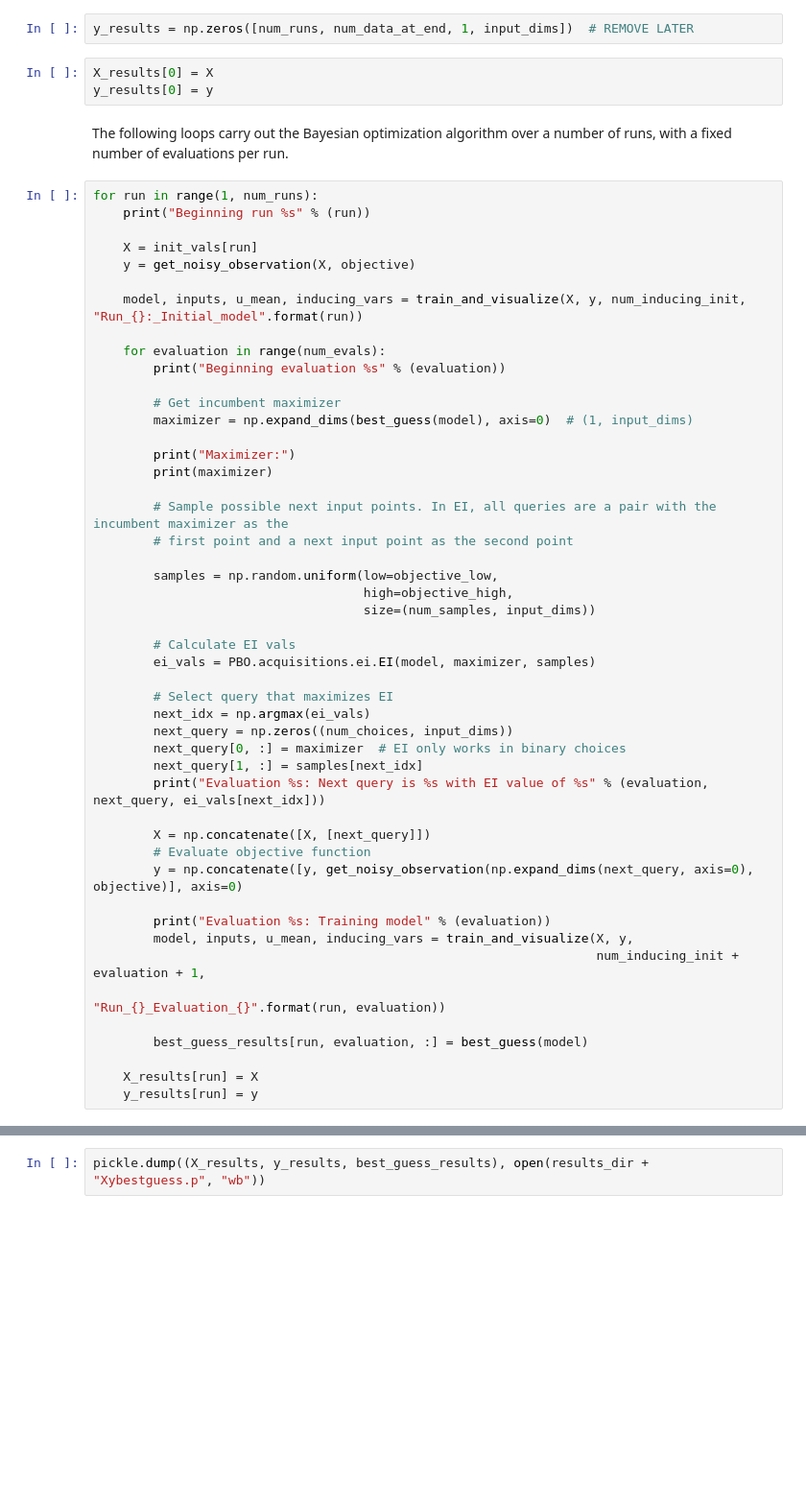
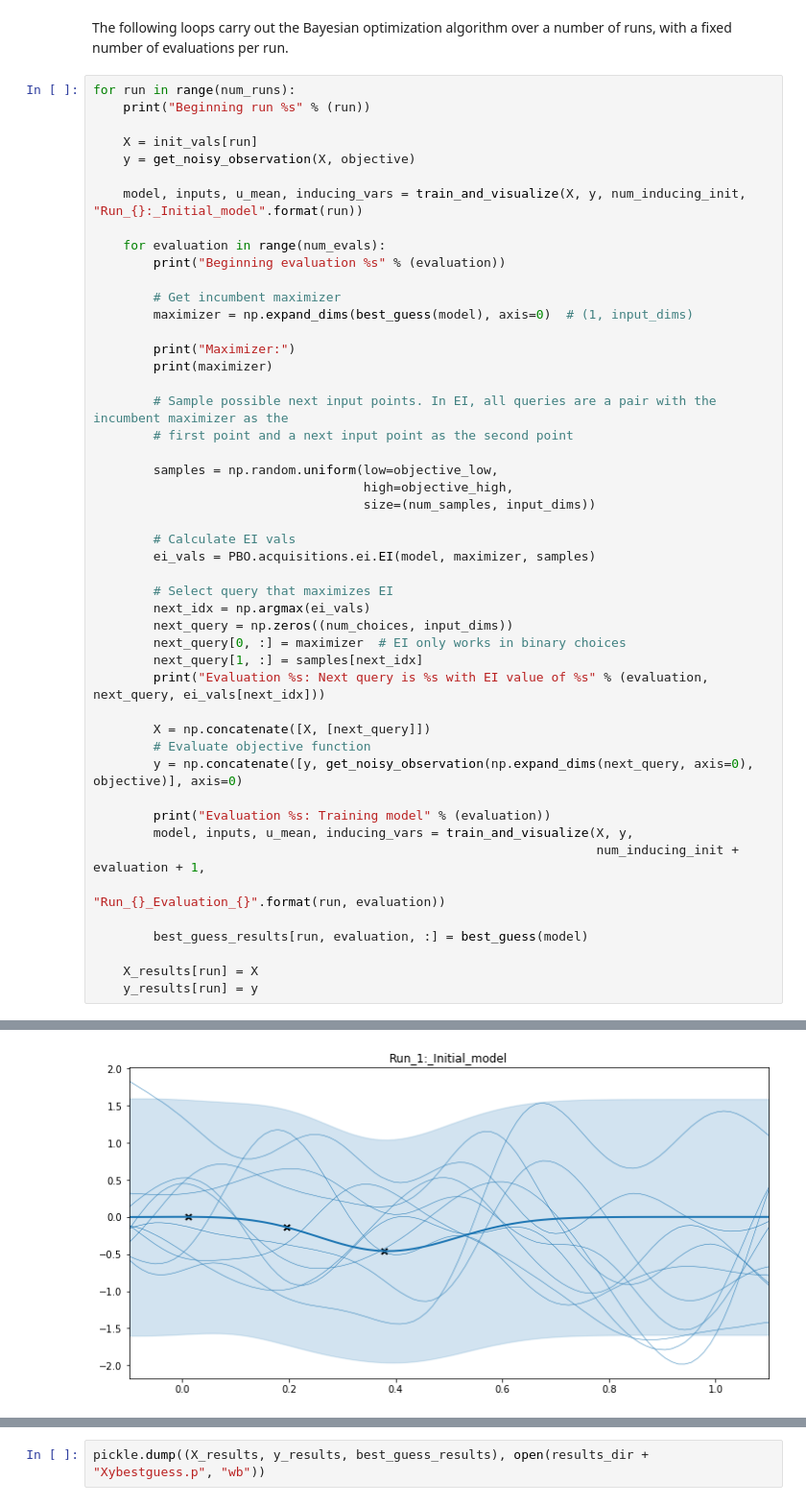
Before and after one commit to sebtsh/Top-k-Ranking-Bayesian-Optimization, a Jupyter notebook: notebooks/EI/PBO_EI_Forr.ipynb, the cells around one changed output, grey strips where cells are left out. Shown at 96% size. Drawn from its saved outputs; the diff is of its cells as text; blank space fills up the shorter version.

```diff
--- a/notebooks/EI/PBO_EI_Forr.ipynb
+++ b/notebooks/EI/PBO_EI_Forr.ipynb
@@ -154,15 +154,10 @@ for run in range(num_runs):
             init_vals[run, cur_idx, 0] = init_points[run, init_point]
             init_vals[run, cur_idx, 1] = init_points[run, next_point]
             cur_idx += 1
-# %%
-y_results = np.zeros([num_runs, num_data_at_end, 1, input_dims])  # REMOVE LATER
-# %%
-X_results[0] = X
-y_results[0] = y
 # %% [markdown]
 The following loops carry out the Bayesian optimization algorithm over a number of runs, with a fixed number of evaluations per run.
 # %%
-for run in range(1, num_runs):
+for run in range(num_runs):
     print("Beginning run %s" % (run))
 
     X = init_vals[run]
@@ -368,0 +229 @@ Negative ELBO at step 2500: 13.202425494503467 in 167.6710s
+[figure, added]
```
Also changed, not shown: parts of 17 cells of this notebook, 7 other files.
